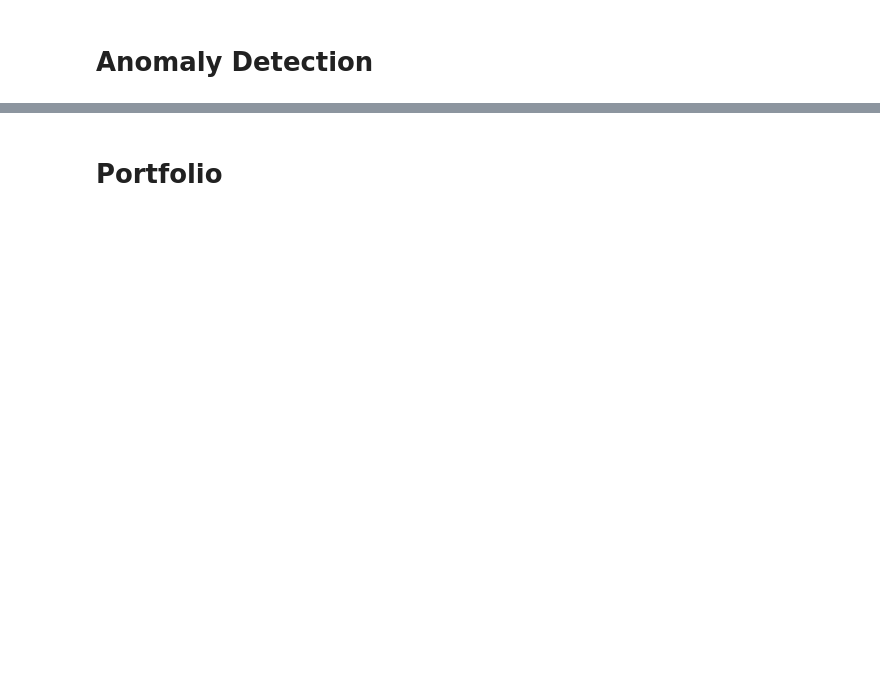
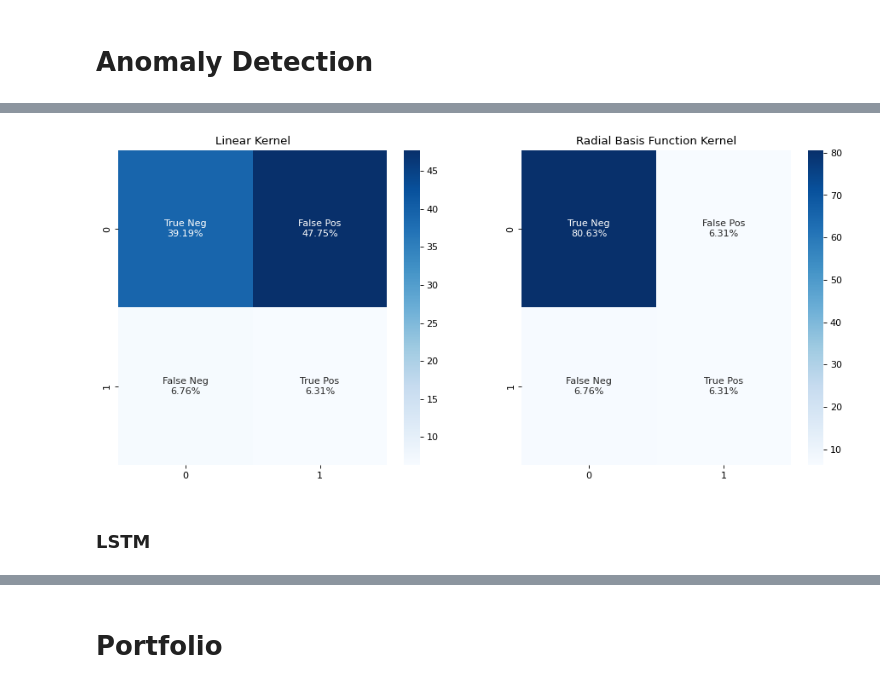
Before and after one commit to venturellimatteo/fintech-projects, a Jupyter notebook: 3 - Anomaly Detection/AnomalyDetection.ipynb, the cells around one changed output, grey strips where cells are left out. Saved outputs shown, nothing was run; the diff lists cells and outputs as text; code cells hidden in the pictures; blank space fills up the shorter version.

```diff
--- a/3 - Anomaly Detection/AnomalyDetection.ipynb
+++ b/3 - Anomaly Detection/AnomalyDetection.ipynb
@@ -90,0 +296,28 @@ train_df, val_df = train_val_split(df)
+# %%
+svm_linear = svm.SVC(kernel='linear', class_weight={0:1, 1:linear_w}, random_state=seed)
+svm_linear.fit(x_train, y_train)
+y_pred_linear = svm_linear.predict(x_val)
+
+svm_rbf = svm.SVC(kernel='rbf', class_weight={0:1, 1:rbf_w}, random_state=seed)
+svm_rbf.fit(x_train, y_train)
+y_pred_rbf = svm_rbf.predict(x_val)
+# %%
+title = ['Linear Kernel', 'Radial Basis Function Kernel']
+
+for y_pred, i in zip([y_pred_linear, y_pred_rbf], [0, 1]):
+
+    cf_matrix = (confusion_matrix(y_val, y_pred, labels=[1, 0], sample_weight=None) / len(y_pred) * 100)
+
+    group_names = ['True Neg', 'False Pos', 'False Neg', 'True Pos']
+    group_percentages = ['{0:.2%}'.format(value) for value in cf_matrix.flatten()/np.sum(cf_matrix)]
+    labels = [f'{v1}\n{v3}' for v1, v3 in zip(group_names, group_percentages)]
+    labels = np.asarray(labels).reshape(2,2)
+
+    print(f'{title[i]} metrics:')
+    print(f'Accuracy:\t{accuracy_score(y_val, y_pred):.3f}')
+    print(f'Recall:\t\t{recall_score(y_val, y_pred):.3f}')
+    print(f'Precision:\t{precision_score(y_val, y_pred):.3f}')
+    print(f'F1score:\t{f1_score(y_val, y_pred):.3f}')
+    for var, val in zip(group_names, group_percentages):
+        print(f'{var}:\t{val}')
+    if i==0: print('\n')
@@ -90,0 +345,18 @@ train_df, val_df = train_val_split(df)
+# %%
+fig, axes = plt.subplots(1, 2, figsize=(14,6), dpi=80)
+
+for y_pred, i in zip([y_pred_linear, y_pred_rbf], [0, 1]):
+
+    cf_matrix = (confusion_matrix(y_val, y_pred, labels=[0, 1], sample_weight=None) / len(y_pred) * 100)
+
+    group_names = ['True Neg', 'False Pos', 'False Neg', 'True Pos']
+    group_percentages = ['{0:.2%}'.format(value) for value in cf_matrix.flatten()/np.sum(cf_matrix)]
+    labels = [f'{v1}\n{v3}' for v1, v3 in zip(group_names, group_percentages)]
+    labels = np.asarray(labels).reshape(2,2)
+
+    _ = sns.heatmap(cf_matrix, annot=labels, fmt='', ax=axes[i], cmap='Blues')
+    axes[i].set_title(title[i])
+# %% [output]
+[figure, added]
+# %% [markdown]
+### LSTM
```
Also changed, not shown: parts of 50 cells of this notebook.
